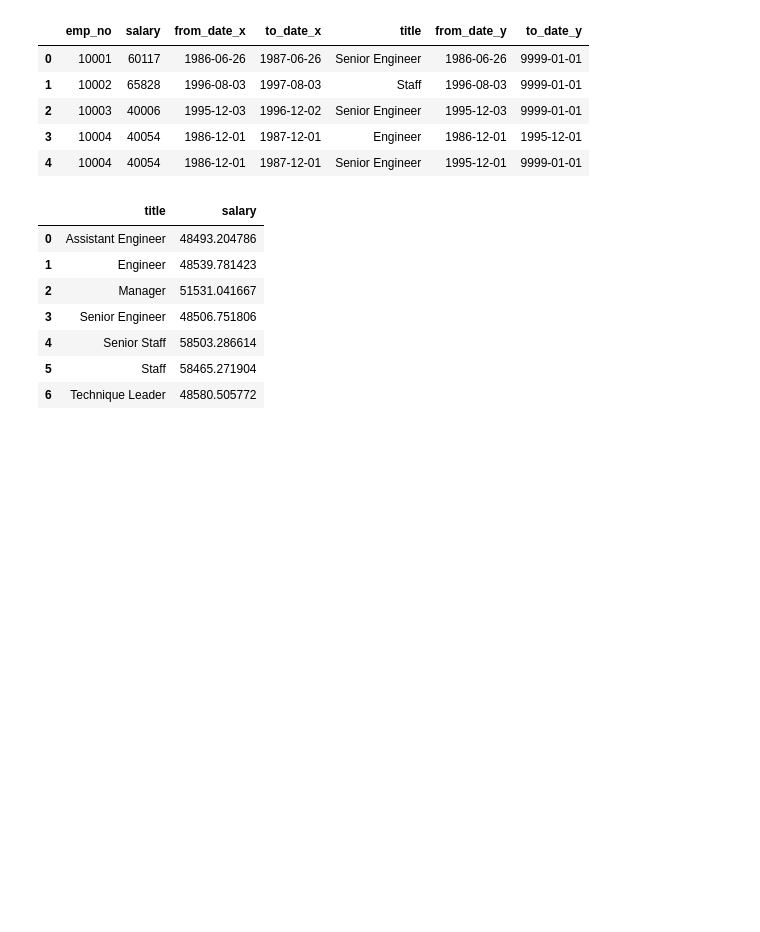
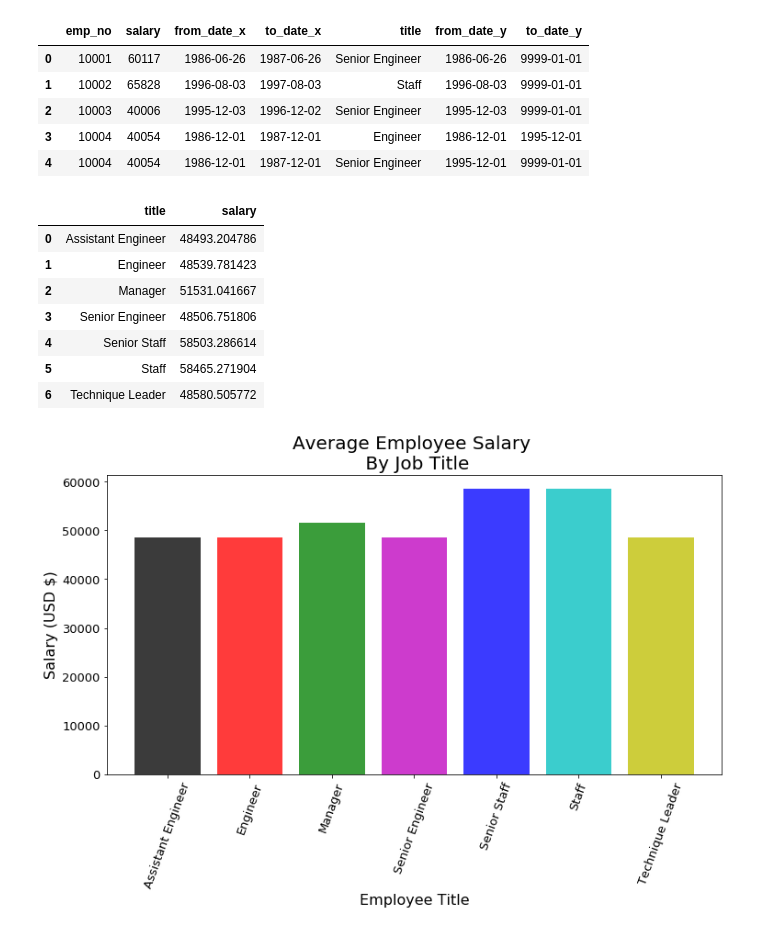
Before and after one commit to lavih/SQL-Employee-Database, a Jupyter notebook: Average Salary by Title.ipynb, the cells around one changed output. Drawn from its saved outputs; the diff is of its cells as text; code cells hidden in the pictures; blank space fills up the shorter version.

Commit message:
Added bar graph

```diff
--- a/Average Salary by Title.ipynb
+++ b/Average Salary by Title.ipynb
@@ -59,3 +57,23 @@ revised_data
 | 4 | Senior Staff | 58503.286614 |
 | 5 | Staff | 58465.271904 |
 | 6 | Technique Leader | 48580.505772 |
+# %%
+# Setting x-axis, y-axis, and ticks
+x_axis = revised_data['title']
+y_axis = revised_data['salary']
+x_ticks = np.arange(len(x_axis))
+
+plt.figure(figsize=(12,6))
+
+plt.bar(x_axis, y_axis, align='center', alpha=0.77, color=
+        ['k', 'r', 'g', 'm', 'b', 'c', 'y'])
+plt.xticks(x_ticks, x_axis, fontsize=13, rotation='70')
+plt.yticks(fontsize=13)
+
+plt.title("Average Employee Salary \n By Job Title", size=20)
+plt.xlabel("Employee Title", size=16)
+plt.ylabel("Salary (USD $)", size=16)
+
+plt.show()
+# %% [output]
+[figure, added]
```
Also changed, not shown: parts of 1 cell of this notebook.
